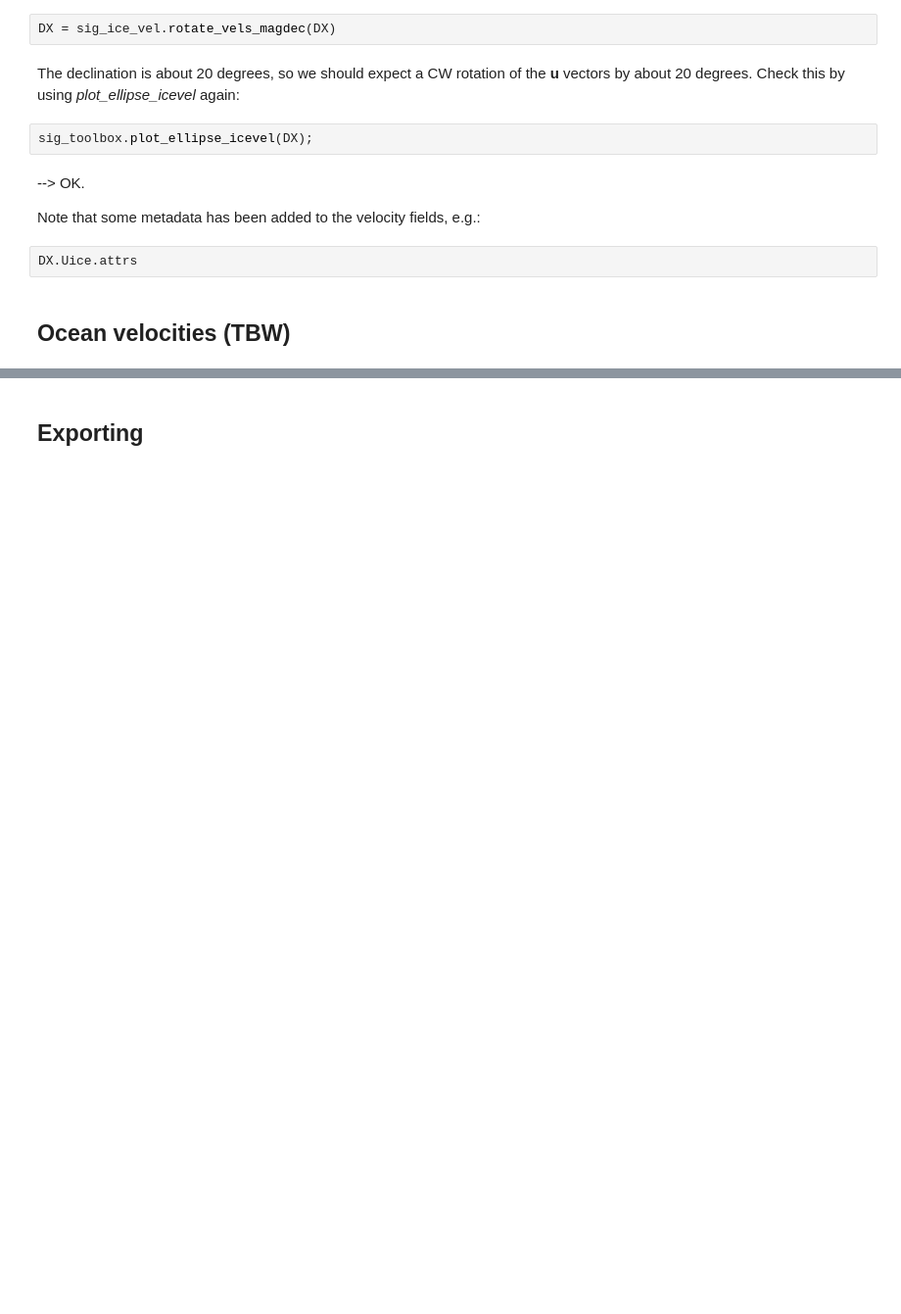
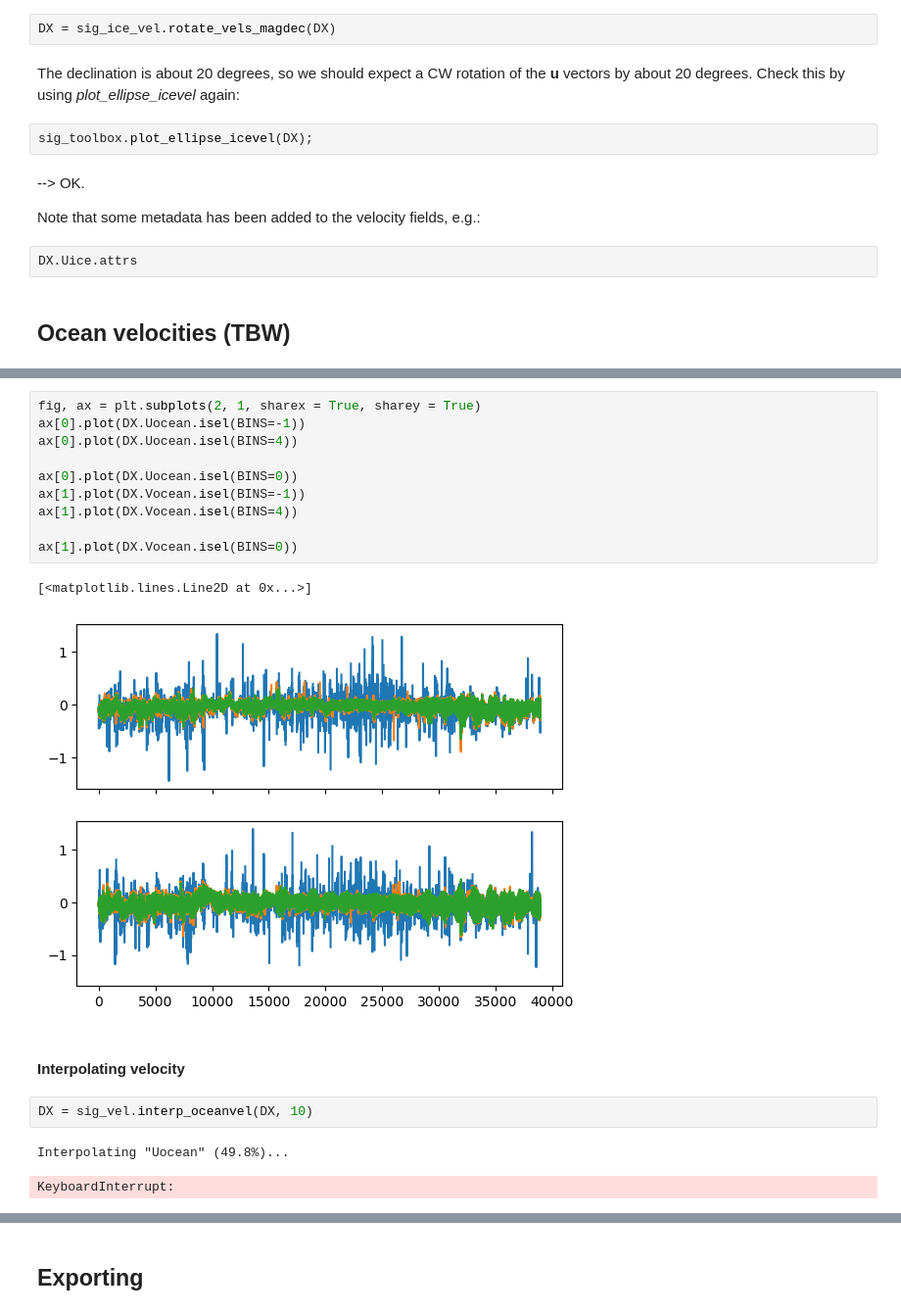
Before and after one commit to oyvfoss/pyiceproc, a Jupyter notebook: examples/Fleshed out example, M1-1 data.ipynb, the cells around one changed output, grey strips where cells are left out. Shown at 98% size. Saved outputs shown, nothing was run; the diff lists cells and outputs as text; blank space fills up the shorter version.

```diff
--- a/examples/Fleshed out example, M1-1 data.ipynb
+++ b/examples/Fleshed out example, M1-1 data.ipynb
@@ -642,0 +510,20 @@ ax.pcolormesh(DX.Uocean[:, :100, 0])
+# %%
+fig, ax = plt.subplots(2, 1, sharex = True, sharey = True)
+ax[0].plot(DX.Uocean.isel(BINS=-1))
+ax[0].plot(DX.Uocean.isel(BINS=4))
+
+ax[0].plot(DX.Uocean.isel(BINS=0))
+ax[1].plot(DX.Vocean.isel(BINS=-1))
+ax[1].plot(DX.Vocean.isel(BINS=4))
+
+ax[1].plot(DX.Vocean.isel(BINS=0))
+# %% [output]
+[<matplotlib.lines.Line2D at 0x...>]
+[figure, added]
+# %% [markdown]
+#### Interpolating velocity
+# %%
+DX = sig_vel.interp_oceanvel(DX, 10)
+# %% [output]
+Interpolating "Uocean" (49.8%)...
+KeyboardInterrupt:
```
Also changed, not shown: parts of 74 cells of this notebook, 1 other file.
